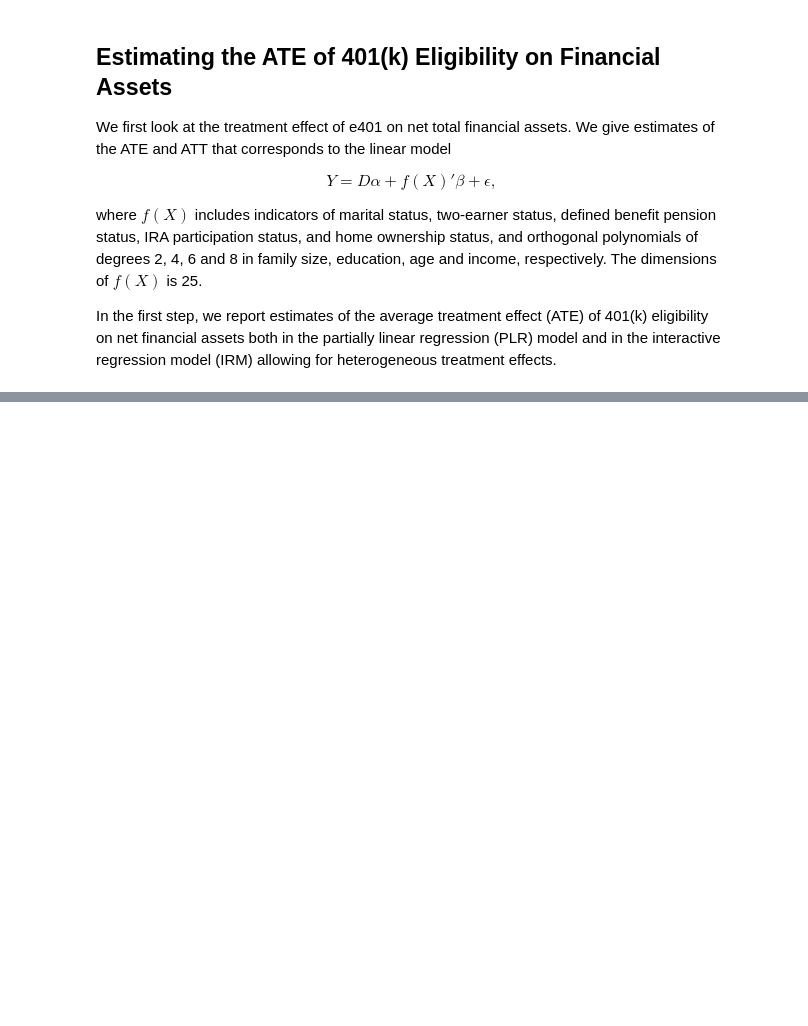
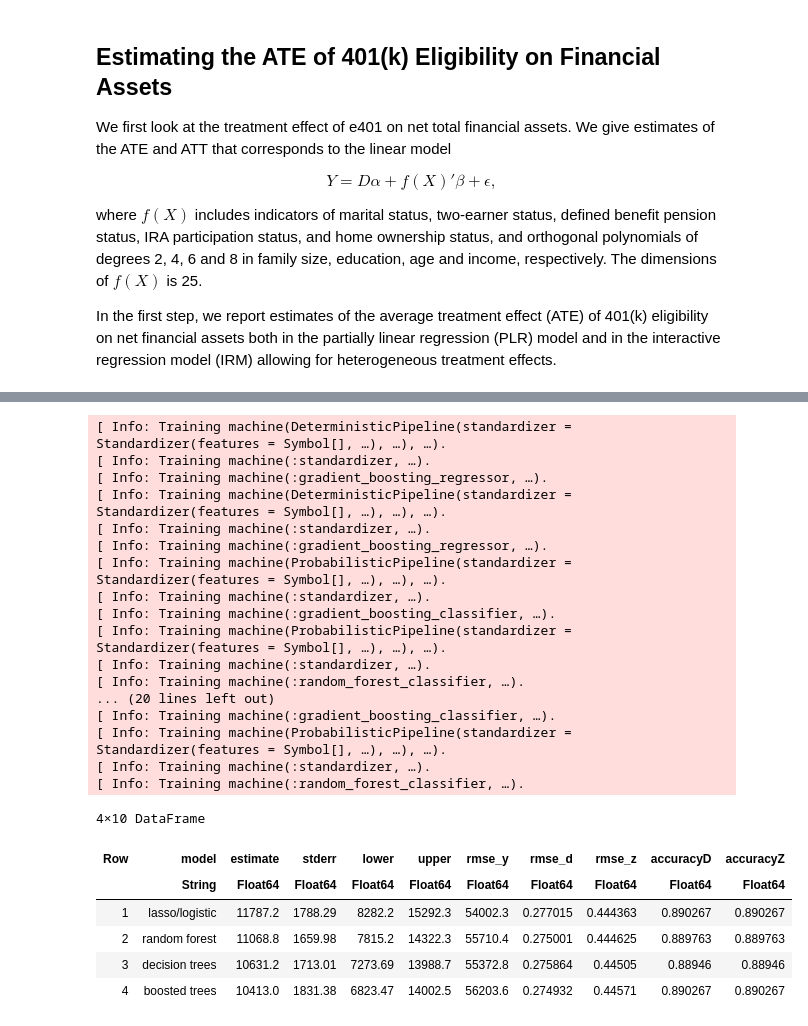
Before and after one commit to d2cml-ai/CausalAI-Course, a Jupyter notebook: labs/julia_notebooks/Lab8/Julia-pm5-401k.ipynb, the cells around one changed output, grey strips where cells are left out. Cells and saved outputs as stored; diff of their text form; code cells hidden in the pictures; blank space fills up the shorter version.

```diff
--- a/labs/julia_notebooks/Lab8/Julia-pm5-401k.ipynb
+++ b/labs/julia_notebooks/Lab8/Julia-pm5-401k.ipynb
@@ -1313,0 +600,9 @@ Feature 7 < 29000.0 ?
+# %%
+function summarize(point, stderr, yhat, Dhat, Zhat, resy, resD, resZ, doubly_robust_y, doubly_robust_d, X, Z, D, y; name = "")
+        return DataFrame(
+                model=name,
+                estimate = point, stderr = stderr, lower = point - 1.96 * stderr, upper = point + 1.96 * stderr,
+                rmse_y = sqrt(mean(resy .^ 2)), rmse_d = sqrt(mean(resD .^ 2)), rmse_z = sqrt(mean(resZ .^ 2)),
+                accuracyD = mean(abs.(resD) .< .5), accuracyZ = mean(abs.(resD) .< .5)
+        )
+end
@@ -1313,0 +611,6 @@ Feature 7 < 29000.0 ?
+# %%
+lassoy = Standardizer() |> LassoCVRegressor(max_iter=10000)
+lgrd = Standardizer() |> LogisticCVClassifier(max_iter=10000)
+lgrz = Standardizer() |> LogisticCVClassifier(max_iter=10000)
+result = dml_iivm(X, z, d, y, lassoy, lassoy, lgrd, lgrd, lgrz, 3)
+summary_table_iivm = summarize(result..., X, z, d, y, name="lasso/logistic")
@@ -1313,0 +668,6 @@ Feature 7 < 29000.0 ?
+# %%
+dtrfy = Standardizer() |> RandomForestRegressor(min_samples_leaf=10)
+dtrfd = Standardizer() |> RandomForestClassifier(min_samples_leaf=10)
+dtrfz = Standardizer() |> RandomForestClassifier(min_samples_leaf=10)
+result = dml_iivm(X, z, d, y, dtrfy, dtrfy, dtrfd, dtrfd, dtrfz, 3)
+append!(summary_table_iivm, summarize(result..., X, z, d, y, name="decision trees"))
@@ -1313,0 +698,31 @@ Feature 7 < 29000.0 ?
+# %%
+gbfy = Standardizer() |> GradientBoostingRegressor(max_depth=2, n_iter_no_change=5)
+gbfd = Standardizer() |> GradientBoostingClassifier(max_depth=2, n_iter_no_change=5)
+gbfz = Standardizer() |> GradientBoostingClassifier(max_depth=2, n_iter_no_change=5)
+result = dml_iivm(X, z, d, y, gbfy, gbfy, gbfd, gbfd, dtrfz, 3)
+append!(summary_table_iivm, summarize(result..., X, z, d, y, name="boosted trees"))
+# %% [output]
+[ Info: Training machine(DeterministicPipeline(standardizer = Standardizer(features = Symbol[], …), …), …).
+[ Info: Training machine(:standardizer, …).
+[ Info: Training machine(:gradient_boosting_regressor, …).
+[ Info: Training machine(DeterministicPipeline(standardizer = Standardizer(features = Symbol[], …), …), …).
+[ Info: Training machine(:standardizer, …).
+[ Info: Training machine(:gradient_boosting_regressor, …).
+[ Info: Training machine(ProbabilisticPipeline(standardizer = Standardizer(features = Symbol[], …), …), …).
+[ Info: Training machine(:standardizer, …).
+[ Info: Training machine(:gradient_boosting_classifier, …).
+[ Info: Training machine(ProbabilisticPipeline(standardizer = Standardizer(features = Symbol[], …), …), …).
+[ Info: Training machine(:standardizer, …).
+[ Info: Training machine(:random_forest_classifier, …).
+... (20 lines left out)
+[ Info: Training machine(:gradient_boosting_classifier, …).
+[ Info: Training machine(ProbabilisticPipeline(standardizer = Standardizer(features = Symbol[], …), …), …).
+[ Info: Training machine(:standardizer, …).
+[ Info: Training machine(:random_forest_classifier, …).
+4×10 DataFrame
+| Row | model | estimate | stderr | lower | upper | rmse_y | rmse_d | rmse_z | accuracyD | accuracyZ |
+|  | String | Float64 | Float64 | Float64 | Float64 | Float64 | Float64 | Float64 | Float64 | Float64 |
+| 1 | lasso/logistic | 11787.2 | 1788.29 | 8282.2 | 15292.3 | 54002.3 | 0.277015 | 0.444363 | 0.890267 | 0.890267 |
+| 2 | random forest | 11068.8 | 1659.98 | 7815.2 | 14322.3 | 55710.4 | 0.275001 | 0.444625 | 0.889763 | 0.889763 |
+| 3 | decision trees | 10631.2 | 1713.01 | 7273.69 | 13988.7 | 55372.8 | 0.275864 | 0.44505 | 0.88946 | 0.88946 |
+| 4 | boosted trees | 10413.0 | 1831.38 | 6823.47 | 14002.5 | 56203.6 | 0.274932 | 0.44571 | 0.890267 | 0.890267 |
```
Also changed, not shown: parts of 96 cells of this notebook, 1 other file.
